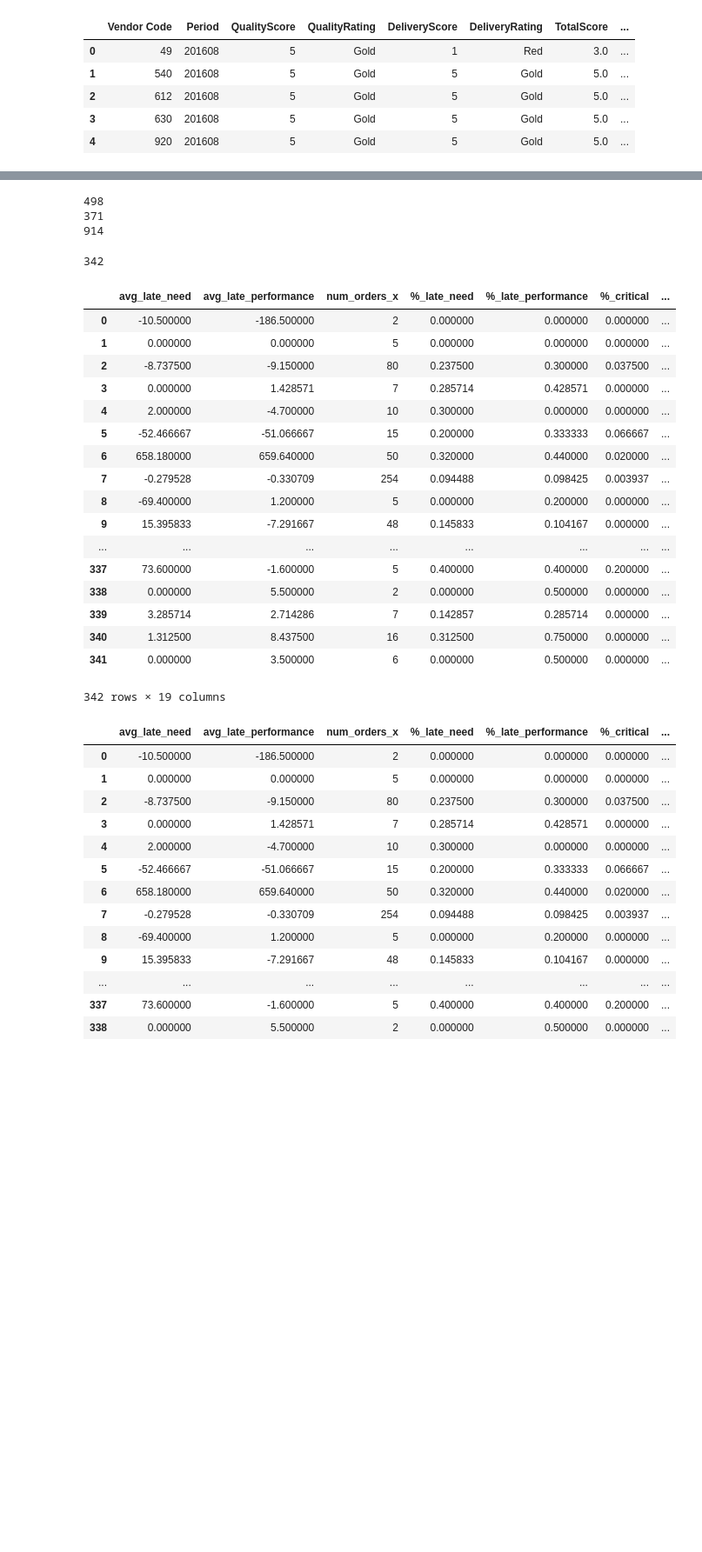
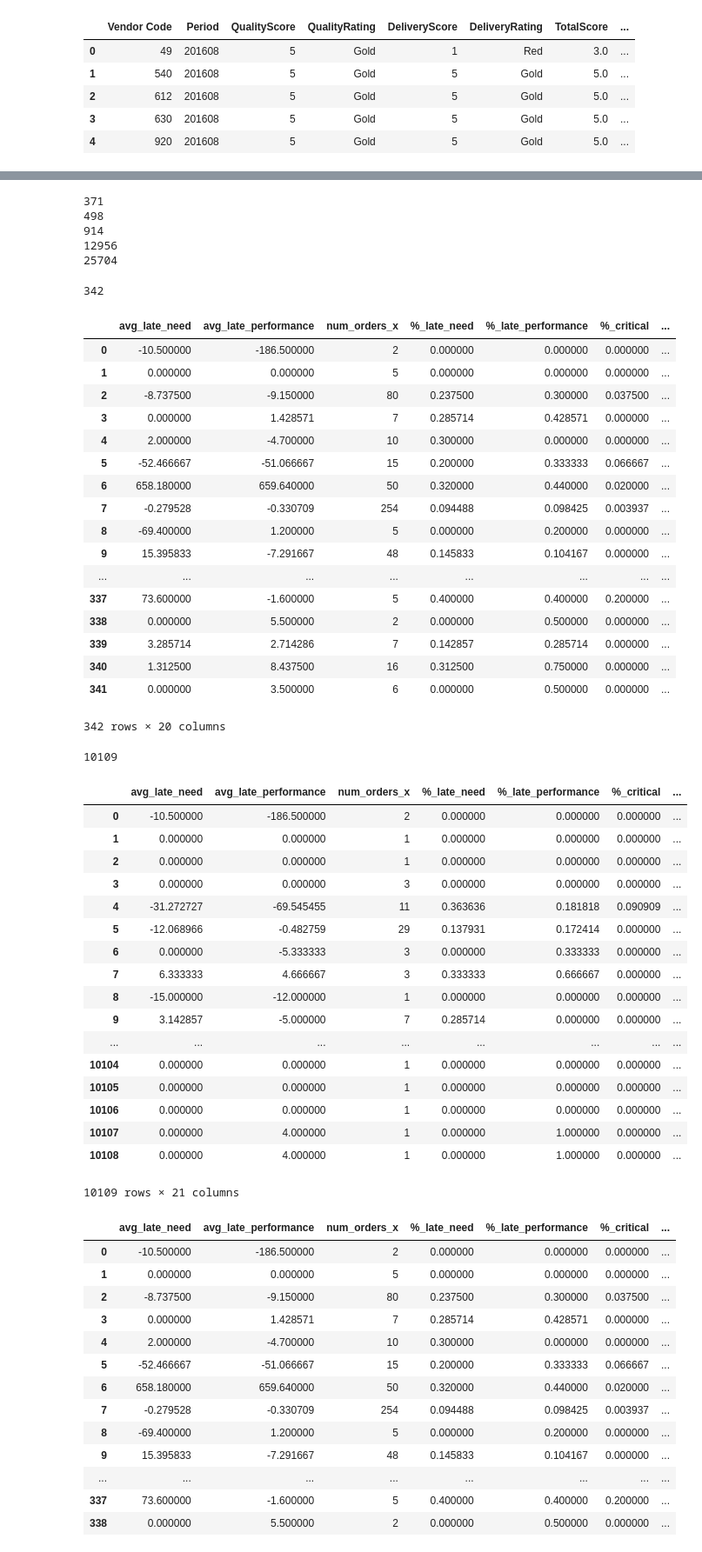
Before and after one commit to gnaven/Harris_Risk_Analysis, a Jupyter notebook: Harris Data/vendor_aggregate.ipynb, the cells around one changed output, grey strips where cells are left out. Shown: that part at 87% size. Saved outputs shown, nothing was run; the diff lists cells and outputs as text; code cells hidden in the pictures; blank space fills up the shorter version.

Commit message:
added data tables grouped by {Vendor Code} and by {Vendor Code, Part}

```diff
--- a/Harris Data/vendor_aggregate.ipynb
+++ b/Harris Data/vendor_aggregate.ipynb
@@ -137,19 +102,38 @@ aggregate_scorecard
-# %%
-print len(aggregate_purchasing)
-print len(aggregate_expo)
-print len(aggregate_scorecard)
-# %% [output]
-498
-371
-914
+# %%
+vc_aggregate_expo = expo_aggregate(expo, ['Vendor Code'])
+vc_aggregate_purchasing = purchasing_aggregate(purchasing, ['Vendor Code'])
+vc_aggregate_scorecard = scorecard_aggregate(scorecard, ['Vendor Code'])
+
+vc_part_aggregate_expo = expo_aggregate(expo, ['Vendor Code', 'Part Number'])
+vc_part_aggregate_purchasing = purchasing_aggregate(purchasing, ['Vendor Code', 'Part'])
+
+# split vendor code and part number
+vc_part_aggregate_expo['Part'] = [d[1] for d in vc_part_aggregate_expo['Vendor Code']]
+vc_part_aggregate_expo['Vendor Code'] = [d[0] for d in vc_part_aggregate_expo['Vendor Code']]
+
+vc_part_aggregate_purchasing['Part'] = [d[1] for d in vc_part_aggregate_purchasing['Vendor Code']]
+vc_part_aggregate_purchasing['Vendor Code'] = [d[0] for d in vc_part_aggregate_purchasing['Vendor Code']]
+
+
+print len(vc_aggregate_expo)
+print len(vc_aggregate_purchasing)
+print len(vc_aggregate_scorecard)
+
+print len(vc_part_aggregate_expo)
+print len(vc_part_aggregate_purchasing)
+# %% [output]
+371
+498
+914
+12956
+25704
 # %%
-# merge
+# merge vendor aggregates
 
-join = aggregate_expo.merge(aggregate_purchasing, on = ['Vendor Code'], how = 'inner')
-join = join.merge(aggregate_scorecard, on = ['Vendor Code'], how = 'inner')
-print len(join)
-
-join
+vendor_join = vc_aggregate_expo.merge(vc_aggregate_purchasing, on = ['Vendor Code'], how = 'inner')
+vendor_join = vendor_join.merge(vc_aggregate_scorecard, on = ['Vendor Code'], how = 'inner')
+print len(vendor_join)
+vendor_join
 # %% [output]
 342
 |  | avg_late_need | avg_late_performance | num_orders_x | %_late_need | %_late_performance | %_critical | ... |
@@ -169,4 +153,31 @@ join
 | 339 | 3.285714 | 2.714286 | 7 | 0.142857 | 0.285714 | 0.000000 | ... |
 | 340 | 1.312500 | 8.437500 | 16 | 0.312500 | 0.750000 | 0.000000 | ... |
 | 341 | 0.000000 | 3.500000 | 6 | 0.000000 | 0.500000 | 0.000000 | ... |
-342 rows × 19 columns
+342 rows × 20 columns
+# %%
+# merge vendor/part aggregates
+
+vendor_part_join = vc_part_aggregate_expo.merge(vc_part_aggregate_purchasing, on = ['Vendor Code', 'Part'], how = 'inner')
+vendor_part_join = vendor_part_join.merge(vc_aggregate_scorecard, on = ['Vendor Code'], how = 'inner')
+print len(vendor_part_join)
+vendor_part_join
+# %% [output]
+10109
+|  | avg_late_need | avg_late_performance | num_orders_x | %_late_need | %_late_performance | %_critical | ... |
+| 0 | -10.500000 | -186.500000 | 2 | 0.000000 | 0.000000 | 0.000000 | ... |
+| 1 | 0.000000 | 0.000000 | 1 | 0.000000 | 0.000000 | 0.000000 | ... |
+| 2 | 0.000000 | 0.000000 | 1 | 0.000000 | 0.000000 | 0.000000 | ... |
+| 3 | 0.000000 | 0.000000 | 3 | 0.000000 | 0.000000 | 0.000000 | ... |
+| 4 | -31.272727 | -69.545455 | 11 | 0.363636 | 0.181818 | 0.090909 | ... |
+| 5 | -12.068966 | -0.482759 | 29 | 0.137931 | 0.172414 | 0.000000 | ... |
+| 6 | 0.000000 | -5.333333 | 3 | 0.000000 | 0.333333 | 0.000000 | ... |
+| 7 | 6.333333 | 4.666667 | 3 | 0.333333 | 0.666667 | 0.000000 | ... |
+| 8 | -15.000000 | -12.000000 | 1 | 0.000000 | 0.000000 | 0.000000 | ... |
+| 9 | 3.142857 | -5.000000 | 7 | 0.285714 | 0.000000 | 0.000000 | ... |
+| ... | ... | ... | ... | ... | ... | ... | ... |
+| 10104 | 0.000000 | 0.000000 | 1 | 0.000000 | 0.000000 | 0.000000 | ... |
+| 10105 | 0.000000 | 0.000000 | 1 | 0.000000 | 0.000000 | 0.000000 | ... |
+| 10106 | 0.000000 | 0.000000 | 1 | 0.000000 | 0.000000 | 0.000000 | ... |
+| 10107 | 0.000000 | 4.000000 | 1 | 0.000000 | 1.000000 | 0.000000 | ... |
+| 10108 | 0.000000 | 4.000000 | 1 | 0.000000 | 1.000000 | 0.000000 | ... |
+10109 rows × 21 columns
```
Also changed, not shown: parts of 4 cells of this notebook, 2 other files.
